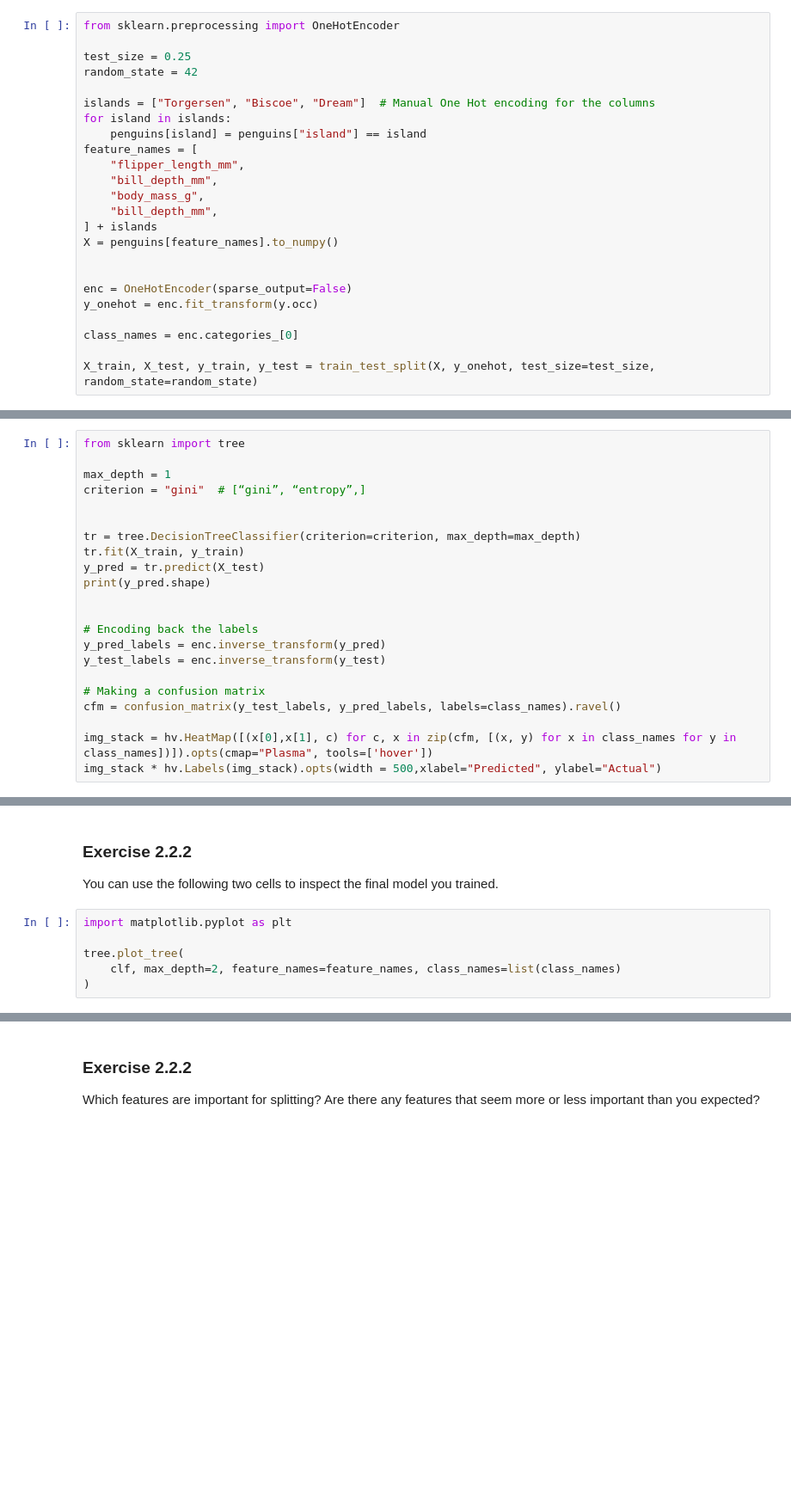
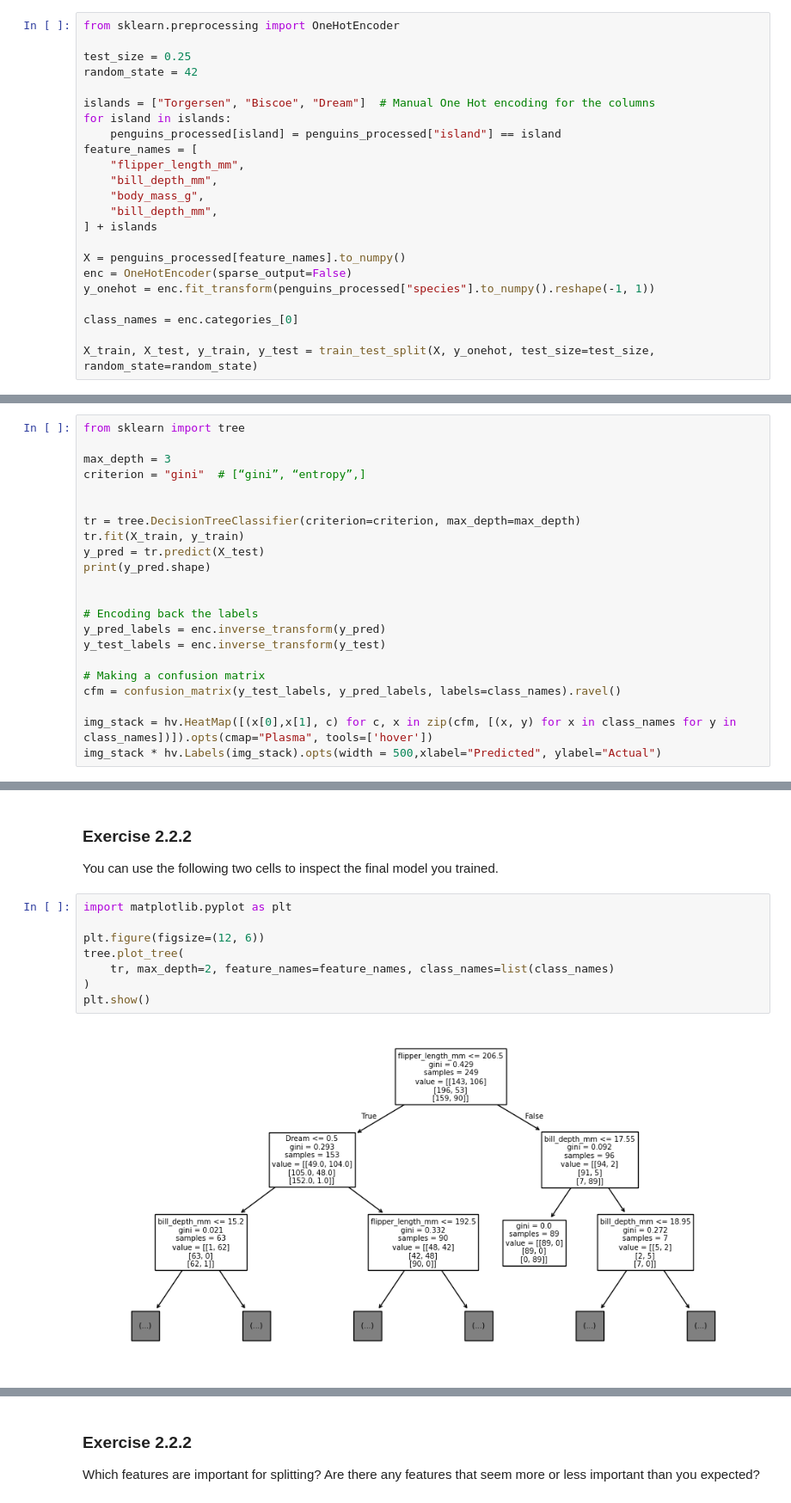
Before and after one commit to RobertvdLeeuw/nix-radboud, a Jupyter notebook: subjects/FDTM/Assignment3.ipynb, the cells around one changed output, grey strips where cells are left out. Shown at 86% size. Drawn from its saved outputs; the diff is of its cells as text; blank space fills up the shorter version.

```diff
--- a/subjects/FDTM/Assignment3.ipynb
+++ b/subjects/FDTM/Assignment3.ipynb
@@ -669,18 +671,17 @@ random_state = 42
 
 islands = ["Torgersen", "Biscoe", "Dream"]  # Manual One Hot encoding for the columns
 for island in islands:
-    penguins[island] = penguins["island"] == island
+    penguins_processed[island] = penguins_processed["island"] == island
 feature_names = [
     "flipper_length_mm",
     "bill_depth_mm",
     "body_mass_g",
     "bill_depth_mm",
 ] + islands
-X = penguins[feature_names].to_numpy()
 
-
+X = penguins_processed[feature_names].to_numpy()
 enc = OneHotEncoder(sparse_output=False)
-y_onehot = enc.fit_transform(y.occ)
+y_onehot = enc.fit_transform(penguins_processed["species"].to_numpy().reshape(-1, 1))
 
 class_names = enc.categories_[0]
 
@@ -709,7 +705,7 @@ Try changing the parameters, until you have a multi_class_accuracy of at least 0
 # %%
 from sklearn import tree
 
-max_depth = 1
+max_depth = 3
 criterion = "gini"  # [“gini”, “entropy”,]
 
 
@@ -751,8 +746,12 @@ You can use the following two cells to inspect the final model you trained.
 # %%
 import matplotlib.pyplot as plt
 
+plt.figure(figsize=(12, 6))
 tree.plot_tree(
-    clf, max_depth=2, feature_names=feature_names, class_names=list(class_names)
+    tr, max_depth=2, feature_names=feature_names, class_names=list(class_names)
 )
+plt.show()
+# %% [output]
+[figure, added]
 # %%
 text_representation = tree.export_text(
```
Also changed, not shown: parts of 8 cells of this notebook.
